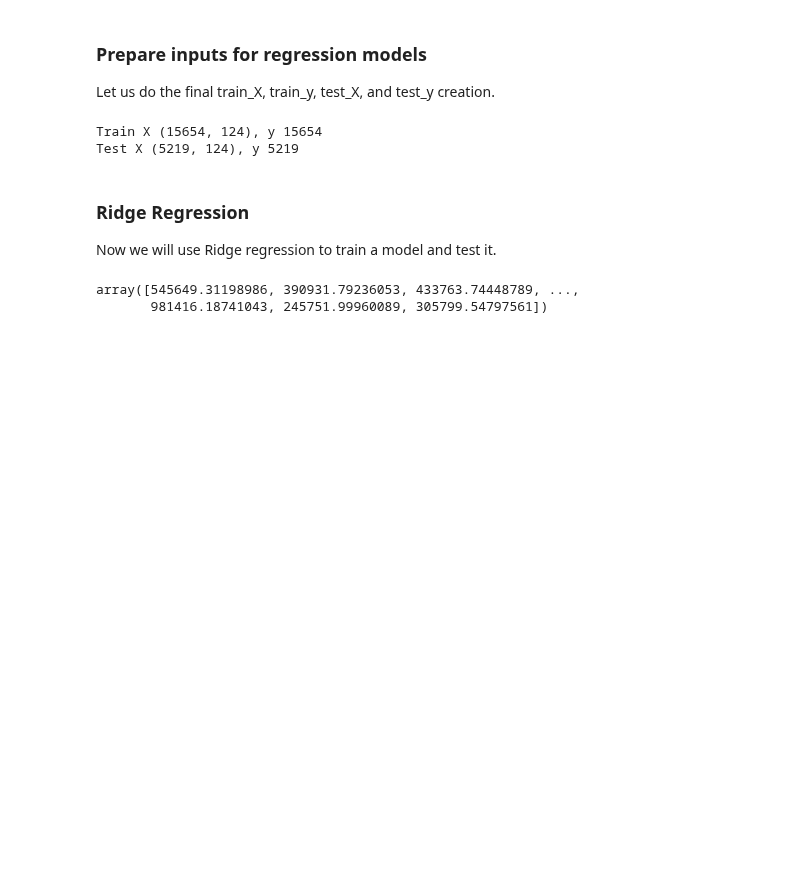
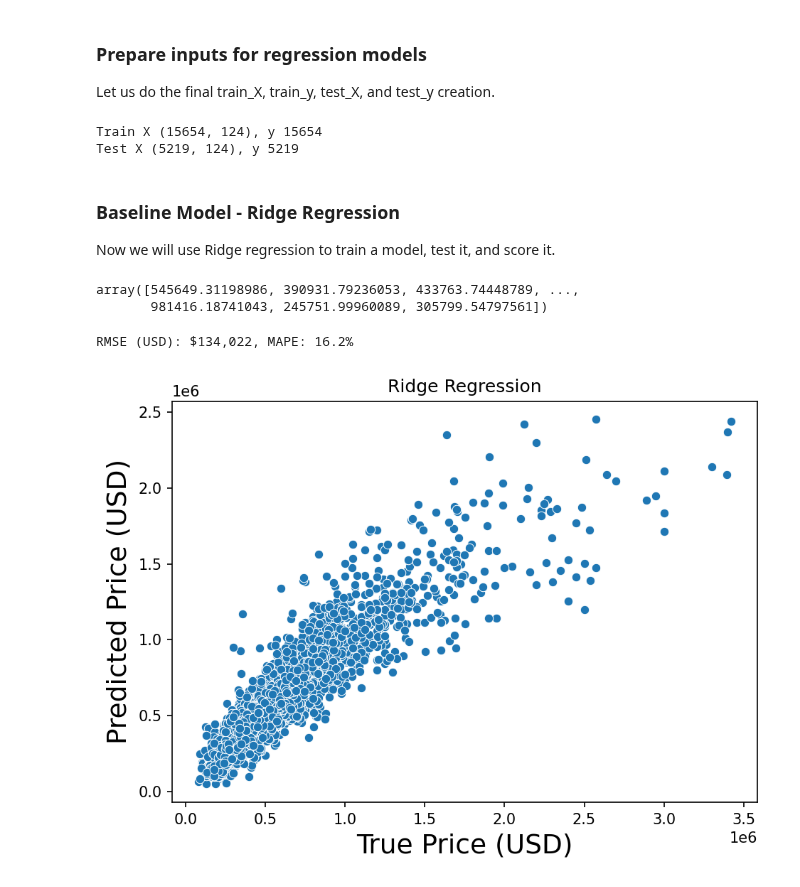
Before and after one commit to jmfb/CS5610, a Jupyter notebook: m4p4/M4 Project 4.2 Experiment.ipynb, the cells around one changed output. Cells and saved outputs as stored; diff of their text form; code cells hidden in the pictures; blank space fills up the shorter version.

```diff
--- a/m4p4/M4 Project 4.2 Experiment.ipynb
+++ b/m4p4/M4 Project 4.2 Experiment.ipynb
@@ -141,14 +142,26 @@ print(f"Test X {test_X.shape}, y {len(test_y)}")
 Train X (15654, 124), y 15654
 Test X (5219, 124), y 5219
 # %% [markdown]
-### Ridge Regression
+### Baseline Model - Ridge Regression
 
-Now we will use Ridge regression to train a model and test it.
+Now we will use Ridge regression to train a model, test it, and score it.
 # %%
-model = Ridge(alpha=1.0)
+model = Ridge()
 model.fit(train_X, train_y)
 pred_y = model.predict(test_X)
 pred_y
 # %% [output]
 array([545649.31198986, 390931.79236053, 433763.74448789, ...,
        981416.18741043, 245751.99960089, 305799.54797561])
+# %%
+mse = mean_squared_error(test_y, pred_y)
+rmse = np.sqrt(mse)
+mape = mean_absolute_percentage_error(test_y, pred_y)
+print(f"RMSE (USD): ${rmse:,.0f}, MAPE: {mape:.1%}")
+# %% [output]
+RMSE (USD): $134,022, MAPE: 16.2%
+# %%
+pred_true_plot = sns.scatterplot(x=test_y, y=pred_y)
+pred_true_plot.set(xlabel="True Price (USD)", ylabel="Predicted Price (USD)", title="Ridge Regression");
+# %% [output]
+[figure, added]
```
Also changed, not shown: parts of 1 cell of this notebook.
